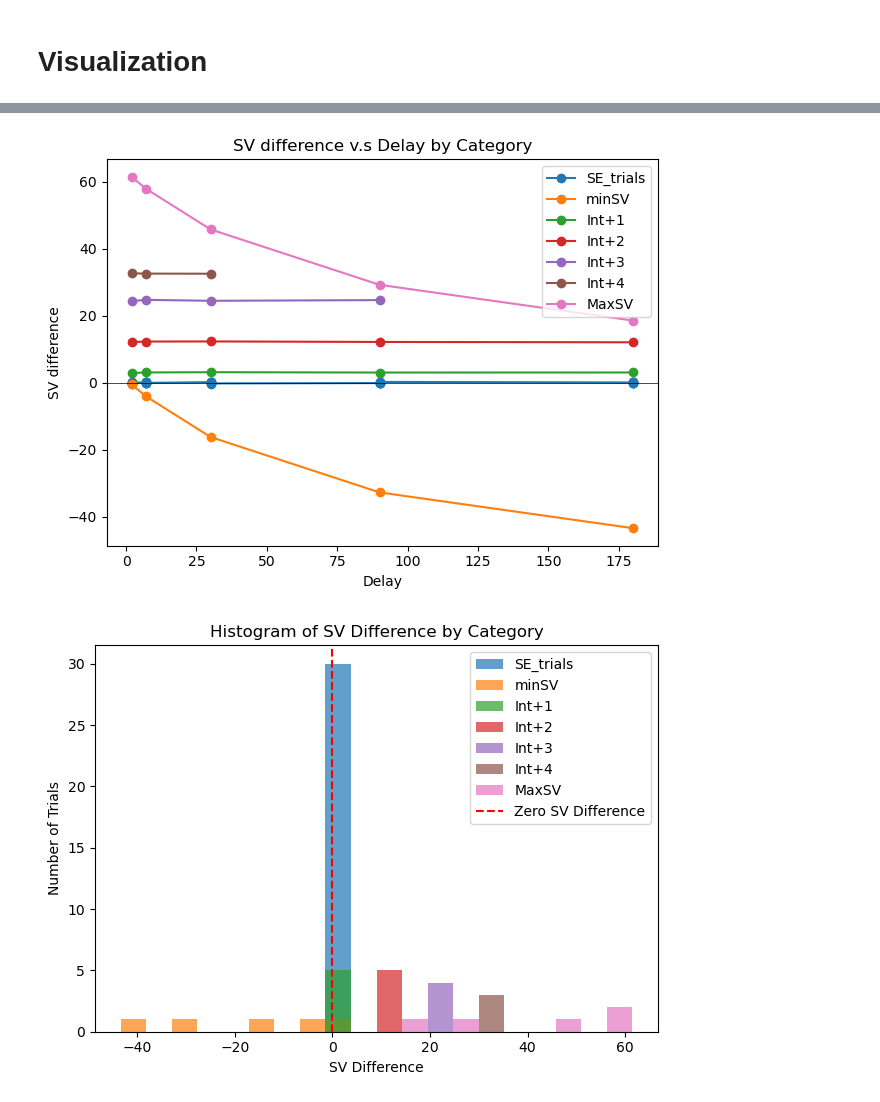
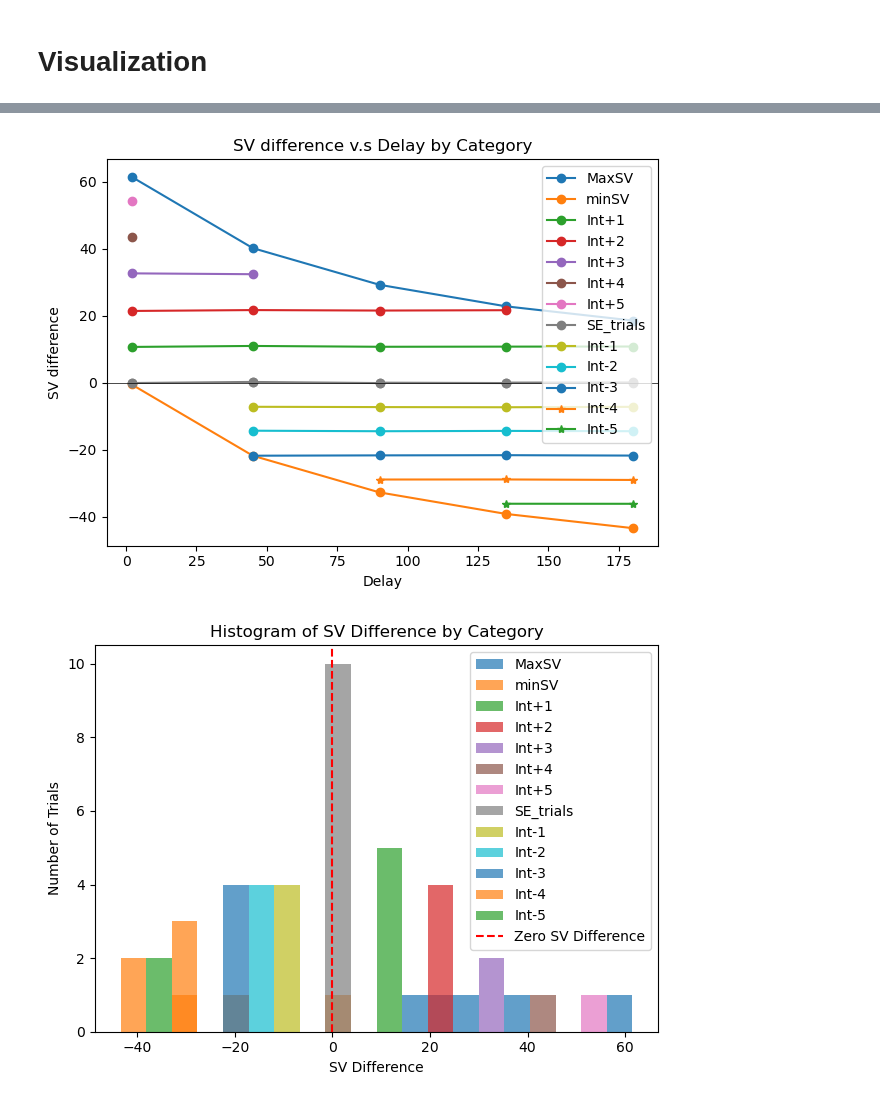
Before and after one commit to CDN-Lab/Adaptive_Choicesets, a Jupyter notebook: symm_CDD_.ipynb, the cells around one changed output, grey strips where cells are left out. Cells and saved outputs as stored; diff of their text form; code cells hidden in the pictures.

```diff
--- a/symm_CDD_.ipynb
+++ b/symm_CDD_.ipynb
@@ -232,0 +289,31 @@ Int_pos = order_keys(Int_pos)
+# %%
+def get_int_neg_SV_delta(target_SV_deltas,amt_immed_options, time_options, Vmax= V_max, valence = 'pos'):
+
+    max_sv_trials = {'category':[],'cdd_delay_wait':[],'cdd_immed_amt':[],'cdd_delay_amt':[]}
+    Vimm = min(amt_immed_options)
+    category = 'Int+'
+    if valence == 'neg':
+        Vimm = max(amt_immed_options)
+        print(Vimm)
+        category = 'Int-'
+    for index, delta_sv in enumerate(target_SV_deltas, start=1):
+        category_value = index
+        for D in time_options:
+            Vdel = [round_to_closest_half((delta_sv+Vimm)*(1 + kappa_value*D))]
+            for v in Vdel:
+                if Vimm > v:
+                    continue
+                max_sv_trials['cdd_delay_amt'].append(v)
+                max_sv_trials['cdd_delay_wait'].append(D)
+                max_sv_trials['cdd_immed_amt'].append(Vimm)
+                max_sv_trials['category'].append(category + str(category_value))
+    return max_sv_trials
+
+
+Int_neg = get_int_neg_SV_delta(target_SV_deltas_neg, amt_immed_options, time_options, valence='neg')
+Int_neg = add_SV(Int_neg, kappa_value)
+Int_neg = order_keys(Int_neg)
+
+import pandas as pd
+df = pd.DataFrame(Int_neg)
+df
@@ -269,7 +385,7 @@ Max_SV_trials
 # Visualization
 # %%
 import pandas as pd
-def dict_merge(dict1,dict2,dict3,dict4):
+def dict_merge(dict1,dict2,dict3,dict4,dict5):
      '''
      Merge dictionaries while keeping values in lists
      '''
@@ -282,11 +398,11 @@ def dict_merge(dict1,dict2,dict3,dict4):
         merged_dict[key] = merged_dict[key] + value
      for key, value in dict4.items():
         merged_dict[key] = merged_dict[key] + value
-     #for key, value in dict5.items():
-      #  merged_dict[key] = merged_dict[key] + value
+     for key, value in dict5.items():
+        merged_dict[key] = merged_dict[key] + value
 
      return merged_dict
-trials = dict_merge(SE_trials, min_SV_trials, Int_pos, Max_SV_trials)
+trials = dict_merge(Max_SV_trials, min_SV_trials, Int_pos, SE_trials, Int_neg)
 trials['cdd_immed_wait'] = [0]*len(trials['category'])
 import pandas as pd
 pd.options.display.max_rows = 999
@@ -322,11 +438,17 @@ def plot_scatter_by_category(df):
     # Get unique categories and assign a color to each category
     categories = df['category'].unique()
     colors = plt.cm.tab10.colors[:len(categories)]
+    if len(categories) >10:
+        colors = colors + colors
+
 
     # Create a scatter plot for each category with a different color
     for i, category in enumerate(categories):
         category_data = df[df['category'] == category]
-        plt.plot(category_data['cdd_delay_wait'], category_data['deltaSV'],'o-', label=category, color=colors[i])
+        marker = 'o-'
+        if i>10:
+            marker = '*-'
+        plt.plot(category_data['cdd_delay_wait'], category_data['deltaSV'], marker, label=category, color=colors[i])
 
     # Add labels and legend
     plt.xlabel('Delay')
@@ -341,33 +463,36 @@ def plot_scatter_by_category(df):
 # Plot scatter plot with different colors for each category
 plot_scatter_by_category(df_trials)
 # %% [output]
-[figure, old version]
+[figure, new version]
 # %%
 import numpy as np
 
 def plot_histogram_by_category(df):
     # Get unique categories and assign a color to each category
     categories = df['category'].unique()
     colors = plt.cm.tab10.colors[:len(categories)]
+    colors = plt.cm.tab10.colors[:len(categories)]
+    if len(categories) >10:
+        colors = colors + colors
 
     # Determine bin edges
     bin_edges = np.linspace(min(df['deltaSV']), max(df['deltaSV']), 21)  # 20 bins from 0 to maximum deltaSV
 
     # Create a histogram for SV difference for each category with a different color
     for i, category in enumerate(categories):
         category_data = df[df['category'] == category]
         plt.hist(category_data['deltaSV'], bins=bin_edges, alpha=0.7, label=category, color=colors[i])
 
     # Add labels and legend
     plt.xlabel('SV Difference')
     plt.ylabel('Number of Trials')
     plt.title('Histogram of SV Difference by Category')
     plt.axvline(x=0, color='red', linestyle='--', label='Zero SV Difference')
     plt.legend()
     plt.tight_layout()
     plt.show()
 
 # Plot histogram with different colors for each category
 plot_histogram_by_category(df_trials)
 # %% [output]
-[figure, old version]
+[figure, new version]
```
Also changed, not shown: parts of 11 cells of this notebook.
